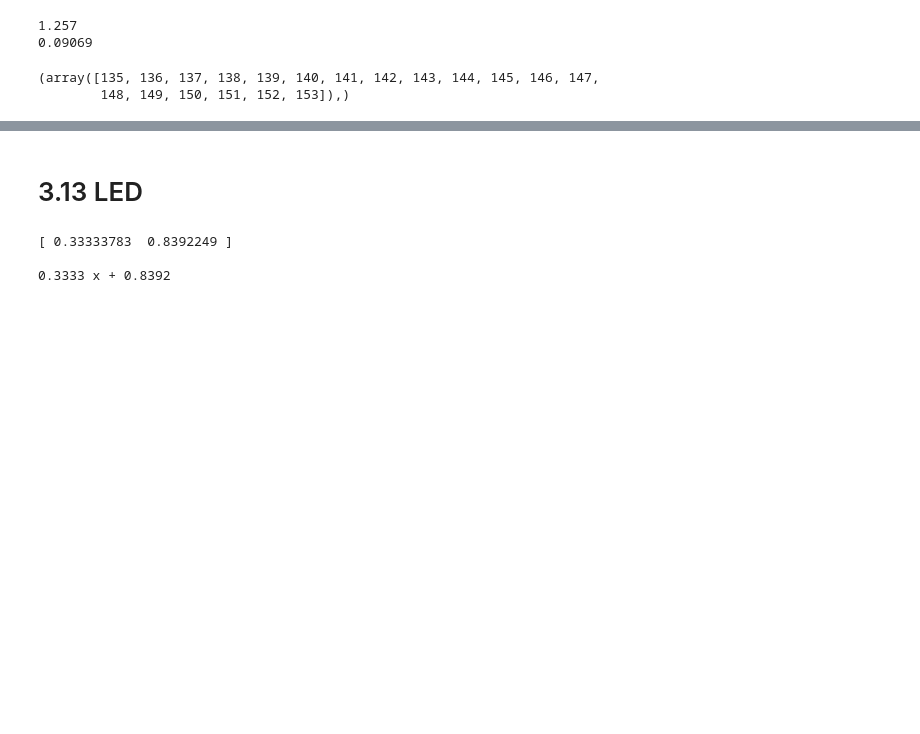
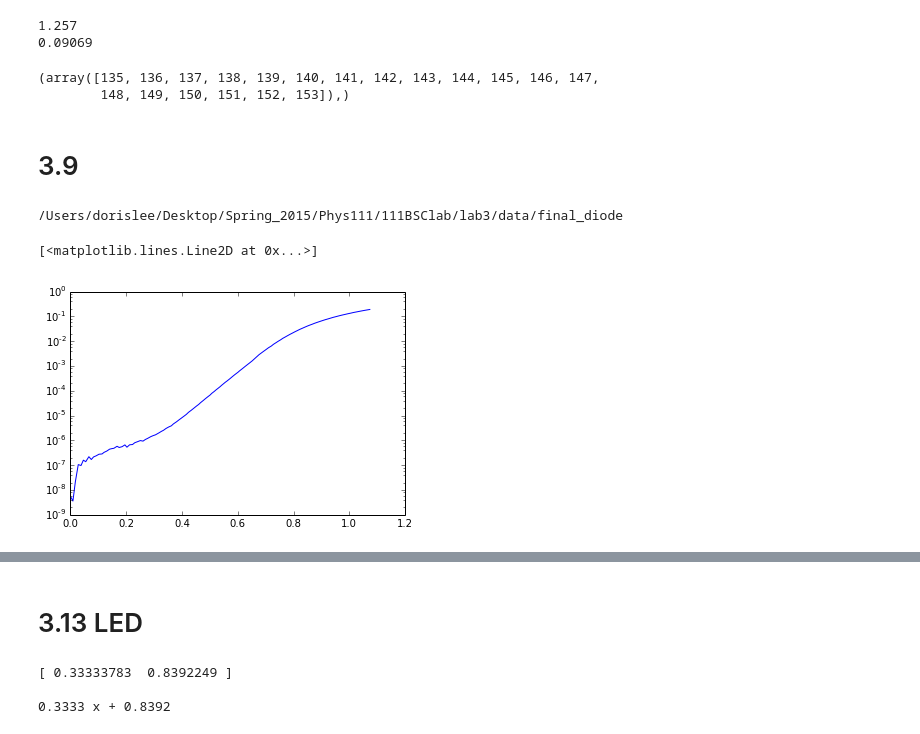
Before and after one commit to dorisjlee/111BSClab, a Jupyter notebook: lab3/Lab3.ipynb, the cells around one changed output, grey strips where cells are left out. Drawn from its saved outputs; the diff is of its cells as text; code cells hidden in the pictures; blank space fills up the shorter version.

```diff
--- a/lab3/Lab3.ipynb
+++ b/lab3/Lab3.ipynb
@@ -129,3 +138,17 @@ np.where(v>1.) and np.where(v>1.2)
 # %% [output]
 (array([135, 136, 137, 138, 139, 140, 141, 142, 143, 144, 145, 146, 147,
         148, 149, 150, 151, 152, 153]),)
+# %% [markdown]
+# 3.9
+# %%
+cd ../final_diode/
+# %% [output]
+/Users/dorislee/Desktop/Spring_2015/Phys111/111BSClab/lab3/data/final_diode
+# %%
+data= np.loadtxt("Diode.dat")#,delimiter=" ")
+v_diode = data[::,0]
+i_diode = data[::,1]
+plt.semilogy(v_diode,i_diode,'-')
+# %% [output]
+[<matplotlib.lines.Line2D at 0x...>]
+[figure, added]
```
Also changed, not shown: parts of 10 cells of this notebook, 13 other files.
